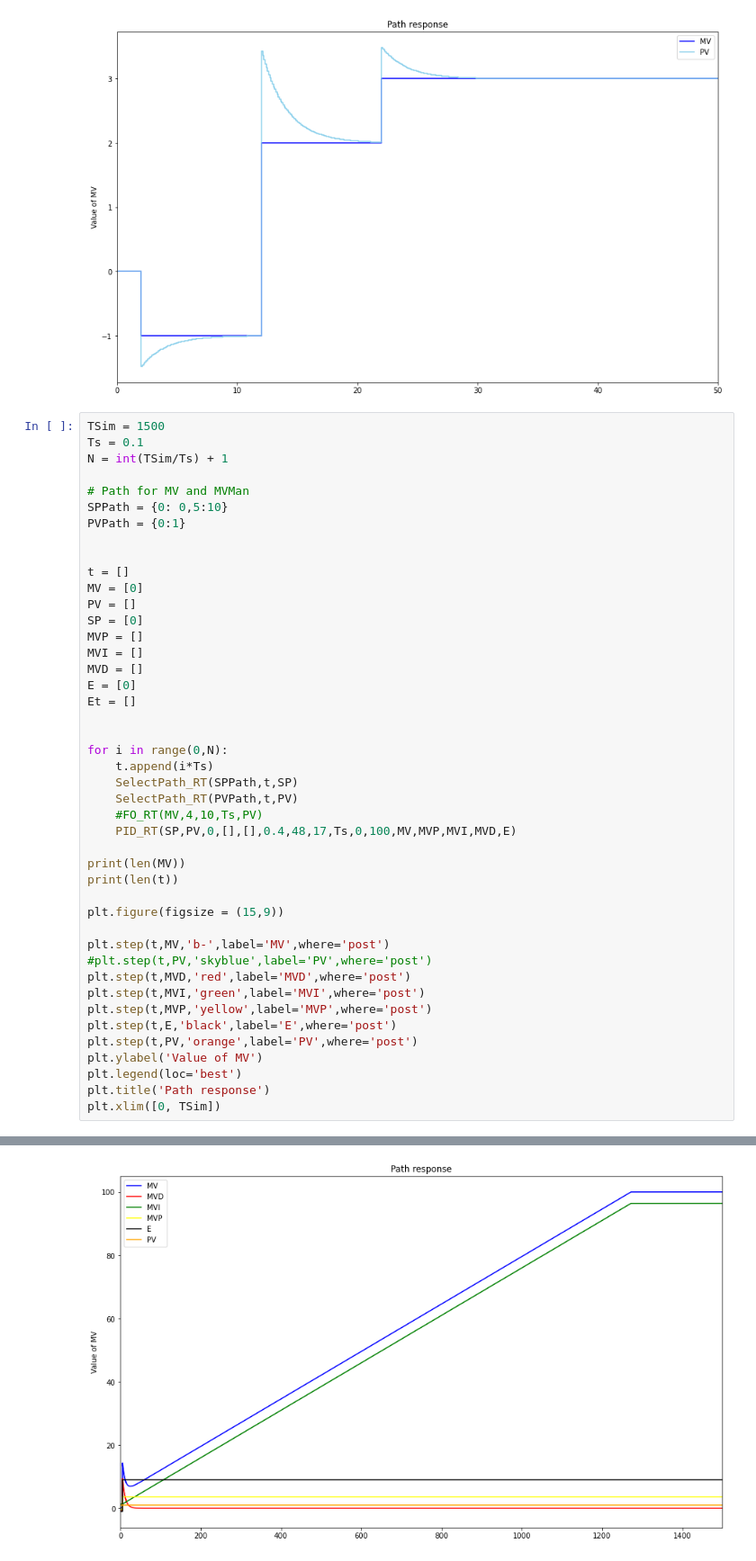
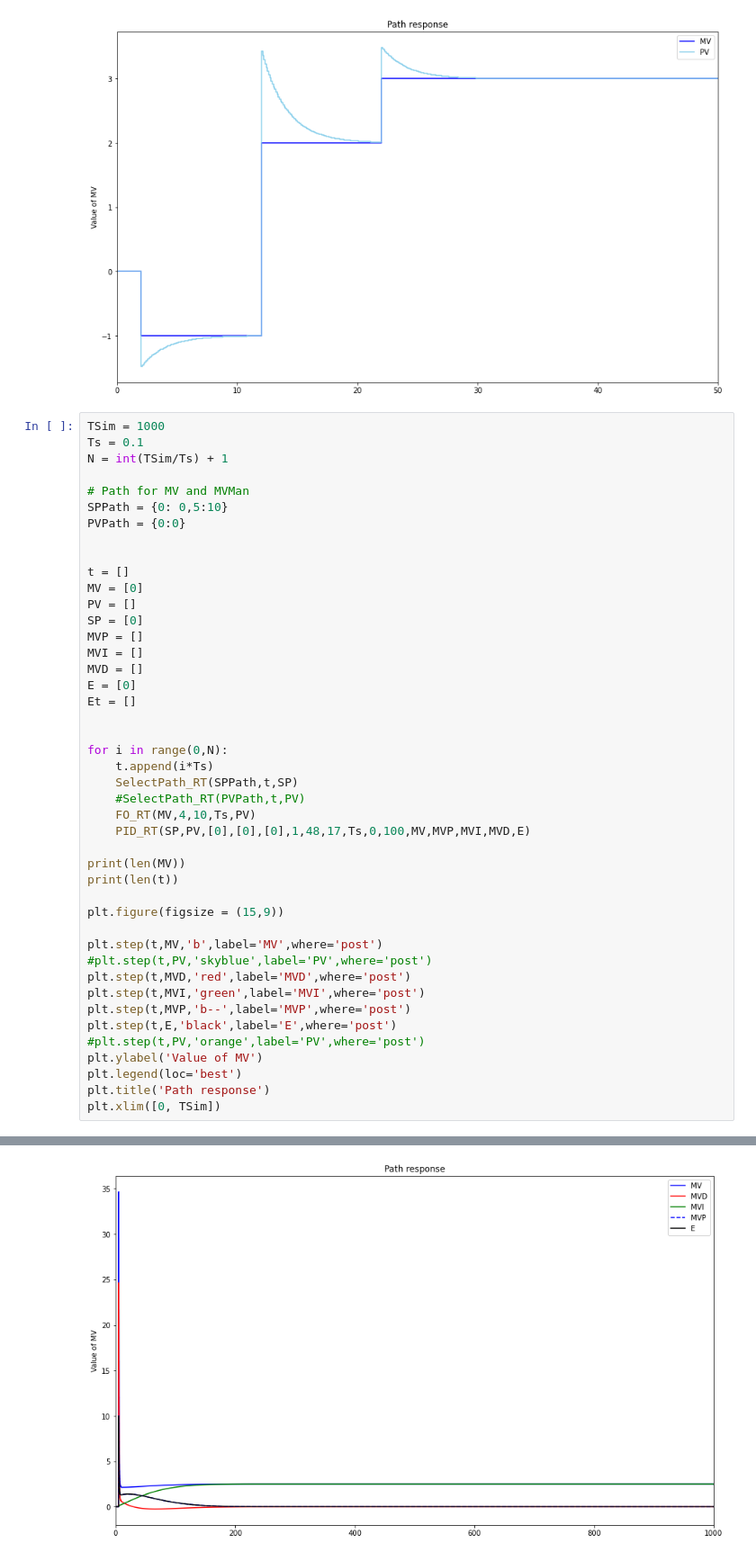
Before and after one commit to olingo99/Control_Theory_Application, a Jupyter notebook: package_Engels_Theo_Losseau_Baudouin.ipynb, the cells around one changed output, grey strips where cells are left out. Shown: that part at 90% size. Cells and saved outputs as stored; diff of their text form.

```diff
--- a/package_Engels_Theo_Losseau_Baudouin.ipynb
+++ b/package_Engels_Theo_Losseau_Baudouin.ipynb
@@ -38,13 +38,13 @@ plt.xlim([0, TSim])
 (0.0, 50.0)
 [figure]
 # %%
-TSim = 1500
+TSim = 1000
 Ts = 0.1
 N = int(TSim/Ts) + 1
 
 # Path for MV and MVMan
 SPPath = {0: 0,5:10}
-PVPath = {0:1}
+PVPath = {0:0}
 
 
 t = []
@@ -61,22 +61,22 @@ Et = []
 for i in range(0,N):
     t.append(i*Ts)
     SelectPath_RT(SPPath,t,SP)
-    SelectPath_RT(PVPath,t,PV)
-    #FO_RT(MV,4,10,Ts,PV)
-    PID_RT(SP,PV,0,[],[],0.4,48,17,Ts,0,100,MV,MVP,MVI,MVD,E)
+    #SelectPath_RT(PVPath,t,PV)
+    FO_RT(MV,4,10,Ts,PV)
+    PID_RT(SP,PV,[0],[0],[0],1,48,17,Ts,0,100,MV,MVP,MVI,MVD,E)
 
 print(len(MV))
 print(len(t))
 
 plt.figure(figsize = (15,9))
 
-plt.step(t,MV,'b-',label='MV',where='post')
+plt.step(t,MV,'b',label='MV',where='post')
 #plt.step(t,PV,'skyblue',label='PV',where='post')
 plt.step(t,MVD,'red',label='MVD',where='post')
 plt.step(t,MVI,'green',label='MVI',where='post')
-plt.step(t,MVP,'yellow',label='MVP',where='post')
+plt.step(t,MVP,'b--',label='MVP',where='post')
 plt.step(t,E,'black',label='E',where='post')
-plt.step(t,PV,'orange',label='PV',where='post')
+#plt.step(t,PV,'orange',label='PV',where='post')
 plt.ylabel('Value of MV')
 plt.legend(loc='best')
 plt.title('Path response')
@@ -88 +88 @@ plt.xlim([0, TSim])
-[figure, old version]
+[figure, new version]
```
Also changed, not shown: parts of 4 cells of this notebook, 2 other files.
